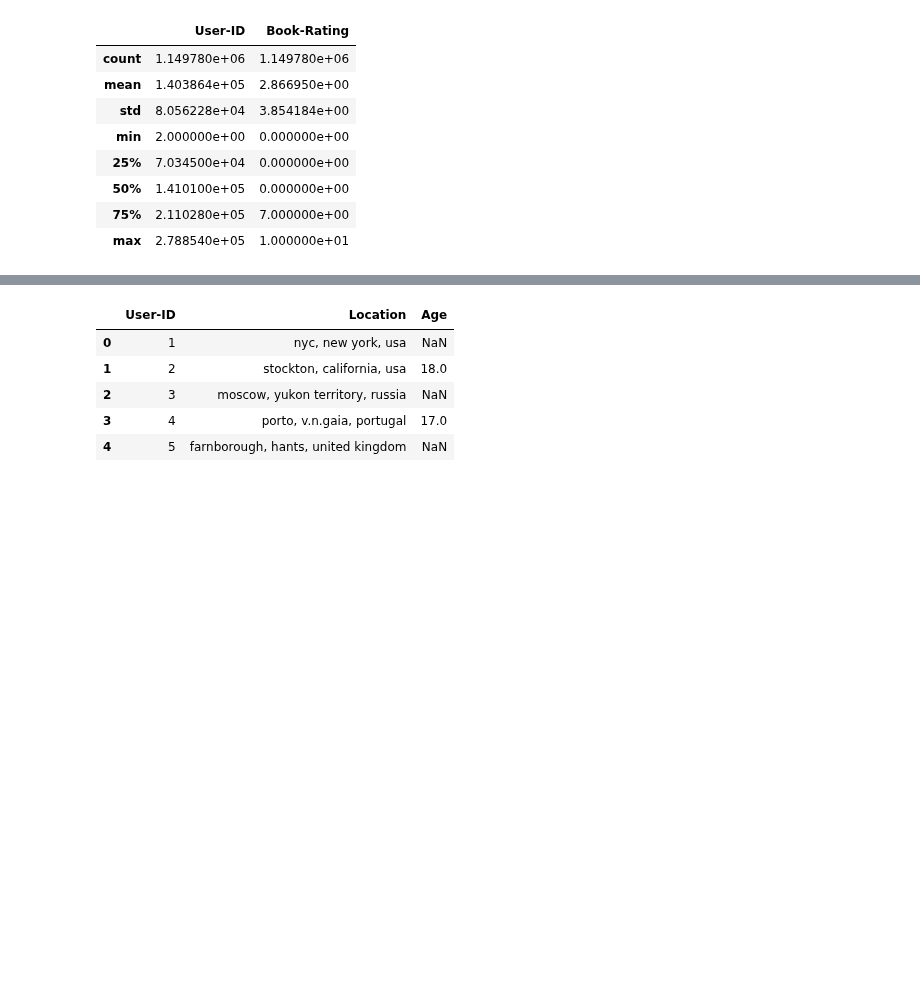
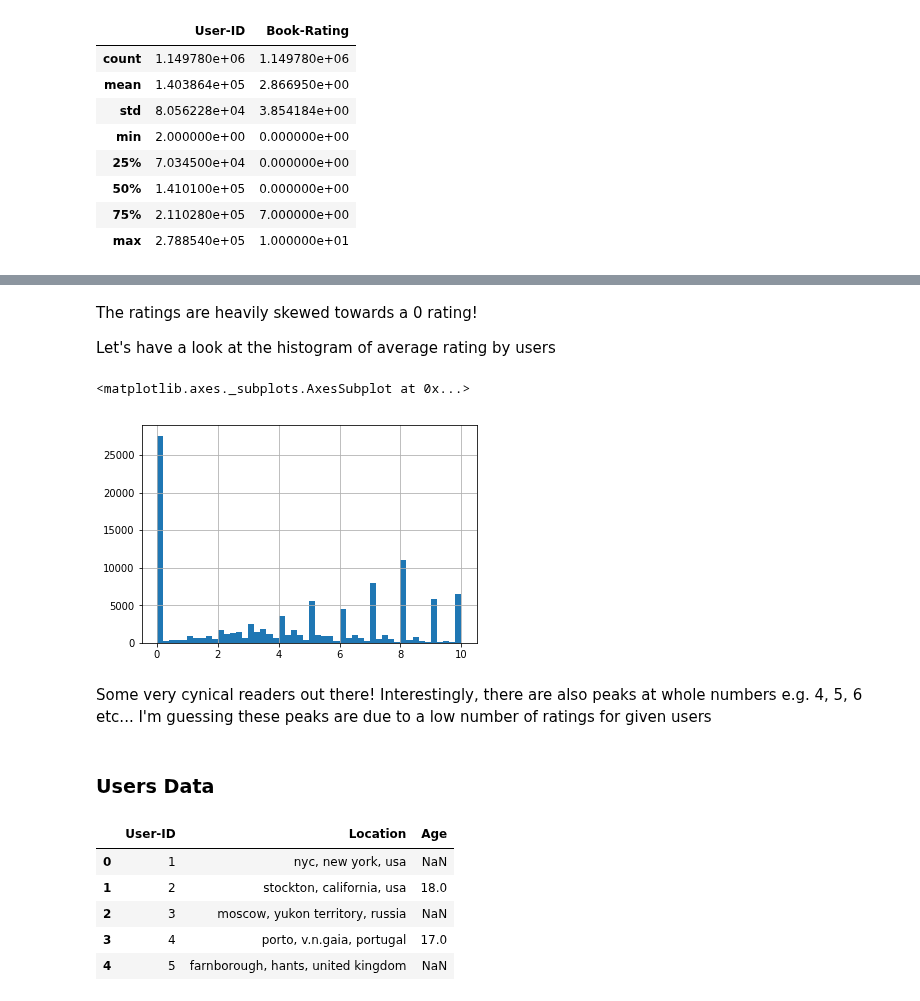
Before and after one commit to harpalsahota/DataScience, a Jupyter notebook: Recommendation_Systems/book_crossings.ipynb, the cells around one changed output, grey strips where cells are left out. Cells and saved outputs as stored; diff of their text form; code cells hidden in the pictures; blank space fills up the shorter version.

```diff
--- a/Recommendation_Systems/book_crossings.ipynb
+++ b/Recommendation_Systems/book_crossings.ipynb
@@ -82,3 +187,16 @@ ratings.describe()
+# %% [markdown]
+The ratings are heavily skewed towards a 0 rating!
+
+Let's have a look at the histogram of average rating by users
+# %%
+ratings.groupby(by=['User-ID'])['Book-Rating'].mean().hist(bins=50)
+# %% [output]
+<matplotlib.axes._subplots.AxesSubplot at 0x...>
+[figure, added]
+# %% [markdown]
+Some very cynical readers out there! Interestingly, there are also peaks at whole numbers e.g. 4, 5, 6 etc... I'm guessing these peaks are due to a low number of ratings for given users
+# %% [markdown]
+### Users Data
 # %%
 users.head()
 # %% [output]
```
Also changed, not shown: parts of 65 cells of this notebook.
